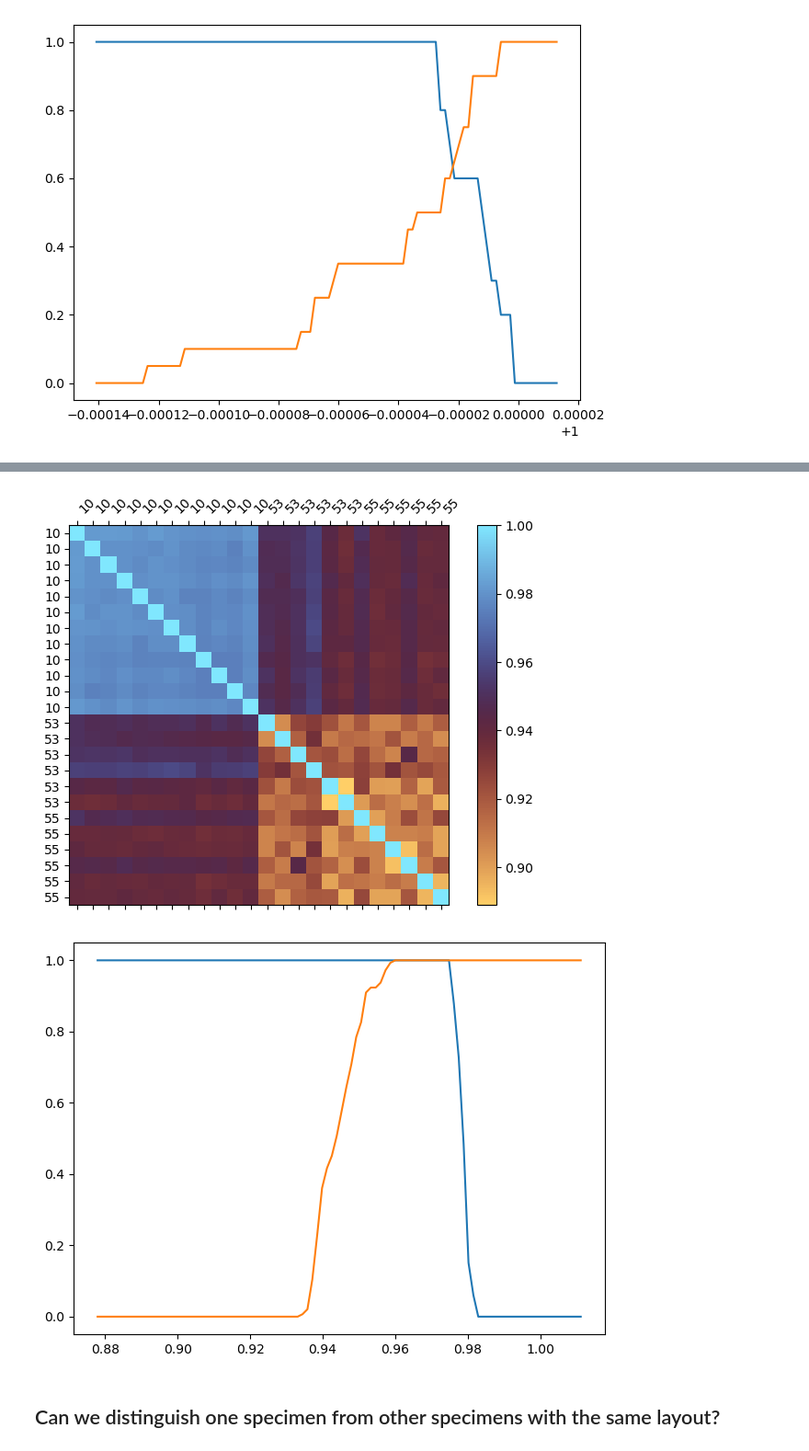
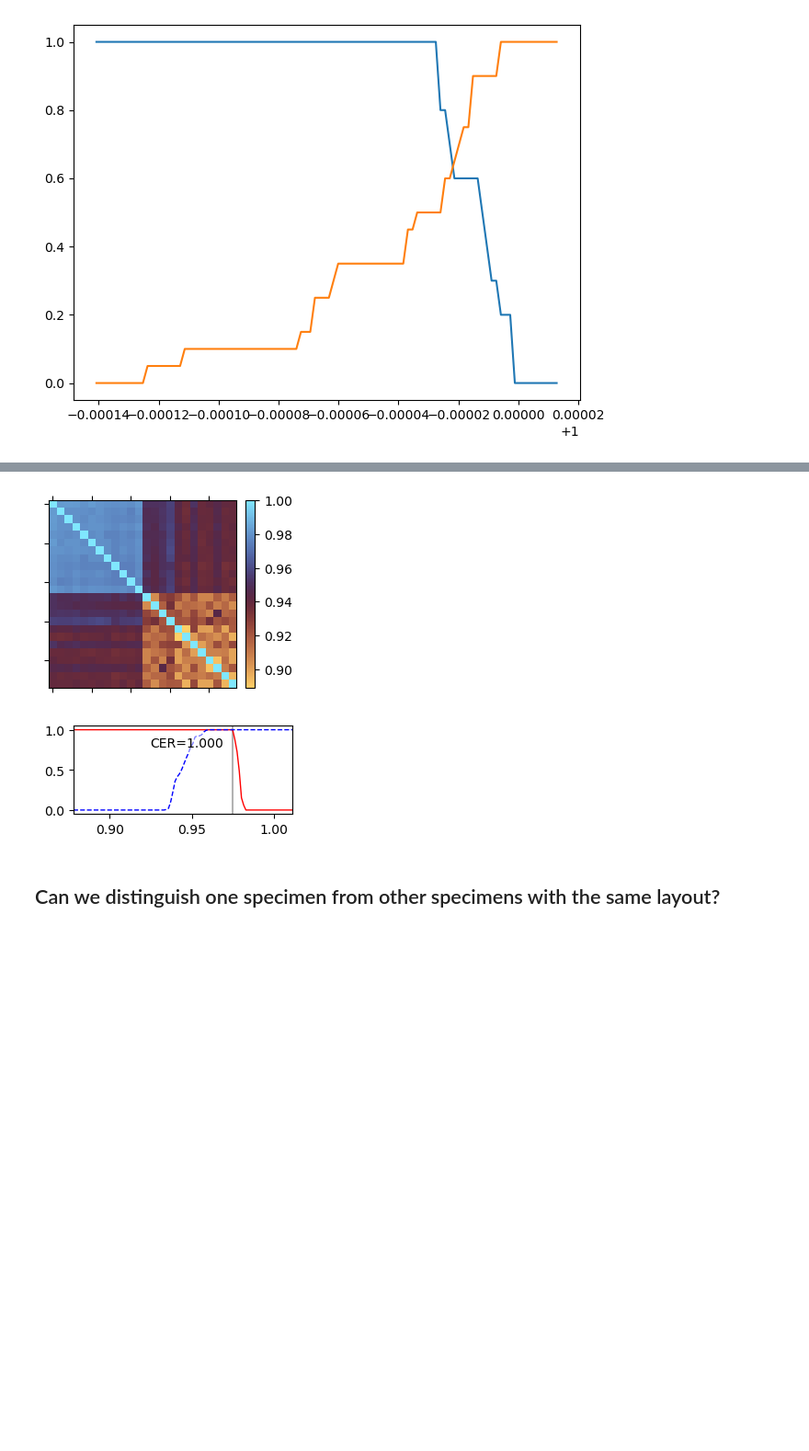
Before and after one commit to jaseg/sampling-mesh-monitor, a Jupyter notebook: jupyter_notebooks/classifier_tests.ipynb, the cells around one changed output, grey strips where cells are left out. Shown at 92% size. Saved outputs shown, nothing was run; the diff lists cells and outputs as text; code cells hidden in the pictures; blank space fills up the shorter version.

Commit message:
Add publication-ready plots

```diff
--- a/jupyter_notebooks/classifier_tests.ipynb
+++ b/jupyter_notebooks/classifier_tests.ipynb
@@ -306,10 +312,14 @@ Baseline false positive probability: 0.323891986799
 [figure]
 [figure]
 # %%
-def plot_vector_covar(group_a, group_b, do_cal=False, vector_method='norm', distance_method='corr', smooth=None, plot_cdf=False):
+def plot_vector_covar(group_a, group_b, do_cal=False, vector_method='norm', distance_method='corr', smooth=None, plot_cdf=False, covar_out=None, cdf_out=None, fig_out=None):
     group_a = sorted(group_a, key=lambda entry: entry['info']['serial'])
     group_b = sorted(group_b, key=lambda entry: entry['info']['serial'])
     all_traces = group_a + group_b
+
+    if fig_out:
+        covar_out = f'../paper/fig_covar_{fig_out}.pdf'
+        cdf_out = f'../paper/fig_cdf_{fig_out}.pdf'
 
     d = np.zeros((len(all_traces), 12, roi_n))
     labels = []
@@ -374,17 +384,33 @@ def plot_vector_covar(group_a, group_b, do_cal=False, vector_method='norm', dist
     #for i in range(len(corr[0])):
     #    corr[i, i] = math.nan
 
-    fig, ax = plt.subplots()
-    cax = ax.matshow(corr, interpolation='nearest', cmap='managua')
-    fig.colorbar(cax)
-    ax.set_xticks(list(range(len(labels))))
-    ax.set_xticklabels(labels, rotation=45, ha='left')
-    ax.set_yticks(list(range(len(labels))))
-    ax.set_yticklabels(labels)
+    fig, ax = plt.subplots(figsize=(3, 3))
+    corr_ax = ax.matshow(corr, interpolation='nearest', cmap='managua')
+
+    # https://stackoverflow.com/questions/18195758/set-matplotlib-colorbar-size-to-match-graph
+    from mpl_toolkits.axes_grid1 import make_axes_locatable, axes_size
+    divider = make_axes_locatable(ax)
+    aspect = 20
+    pad_fraction = 1
+    width = axes_size.AxesY(ax, aspect=1./aspect)
+    pad = axes_size.Fraction(pad_fraction, width)
+    cax = divider.append_axes("right", size=width, pad=pad)
+    plt.colorbar(corr_ax, cax=cax)
+
+    #fig.colorbar(cax)
+    #ax.set_xticks(list(range(len(labels))))
+    #ax.set_xticklabels(labels, rotation=45, ha='left')
+    #ax.set_yticks(list(range(len(labels))))
+    #ax.set_yticklabels(labels)
+    ax.set_xticklabels([])
+    ax.set_yticklabels([])
     fig.tight_layout()
+    if covar_out:
+        fig.savefig(covar_out)
 
+    fig_c, ax_c = fig, ax
     if plot_cdf:
-        fig, ax = plt.subplots()
+        fig, ax = plt.subplots(figsize=(3, 1.5))
         all_classes = [0] * len(group_a) + [1] * len(group_b)
         min_corr = corr.min()
         max_corr = corr.max()
@@ -394,9 +420,43 @@ def plot_vector_covar(group_a, group_b, do_cal=False, vector_method='norm', dist
         correct_in_group = lambda thr: np.mean(corr[np.triu_indices(len(group_a), 1)] >= thr)
         correct_out_group = lambda thr: np.mean(corr[:len(group_a), len(group_a):] < thr)
 
-        ax.plot(x, [correct_in_group(val) for val in x])
-        ax.plot(x, [correct_out_group(val) for val in x])
+        cdf_in_group = [correct_in_group(val) for val in x]
+        cdf_out_group = [correct_out_group(val) for val in x]
+
+        for x1, x2, a, b, c, d in zip(x, x[1:], cdf_in_group, cdf_in_group[1:], cdf_out_group, cdf_out_group[1:]):
+            if a >= c and b <= d:
+                # lines cross
+                if a == b == c == d:
+                    eer = 1.0
+                    eer_th = x2
+                else:
+                    eer_th = (c - a) / (b + c - a - d)
+                    eer = eer_th * (d - c) + c
+                    eer_th = eer_th*(x2 - x1) + x1
+        print(f'EER: {eer} th: {eer_th}')
+        #ax.axhline(eer)
+        ax.axvline(eer_th, color='black', alpha=0.3, zorder=-2)
+        offx, offy = 10, 0
+        hora = 'left'
+        if eer > 0.85:
+            offy -= 15
+        elif eer < 0.15:
+            offy += 15
+        if (eer_th - min_corr) / (max_corr - min_corr) > 0.7:
+            offx = -offx
+            hora = 'right'
+        ax.annotate(f'CER={eer:.3f}', (eer_th, eer), (offx, offy), textcoords='offset pixels', verticalalignment='center', horizontalalignment=hora,
+                   bbox={'boxstyle': 'square,pad=0.3', 'fc': '#ffffff80', 'ec': None, 'lw': 0})
+
+        ax.plot(x, cdf_in_group, color='red', linewidth=1, linestyle='-')
+        ax.plot(x, cdf_out_group, color='blue', linewidth=1, linestyle='--')
+        ax.set_xlim((min(x), max(x)))
         fig.tight_layout()
+        if cdf_out:
+            fig.savefig(cdf_out)
+        return fig_c, ax_c, fig, ax
+
+    return fig_c, ax_c
     #fig.savefig('../paper/manip_pearson_corr.pdf')
 
 #group_a = [val for key, values in data.items() for val in values if val['info']['chip'] == 'pi3hdx12211' and key == 'M-SP-PITCH-V2-0003-0.4'][-5:]
@@ -415,5 +480,5 @@ Baseline false positive probability: 0.002633563073
-[figure, old version]
+[figure, new version]
-[figure, old version]
+[figure, new version]
 # %% [markdown]
 ## Can we distinguish one specimen from other specimens with the same layout?
 # %%
```
Also changed, not shown: parts of 30 cells of this notebook, 17 other files.
